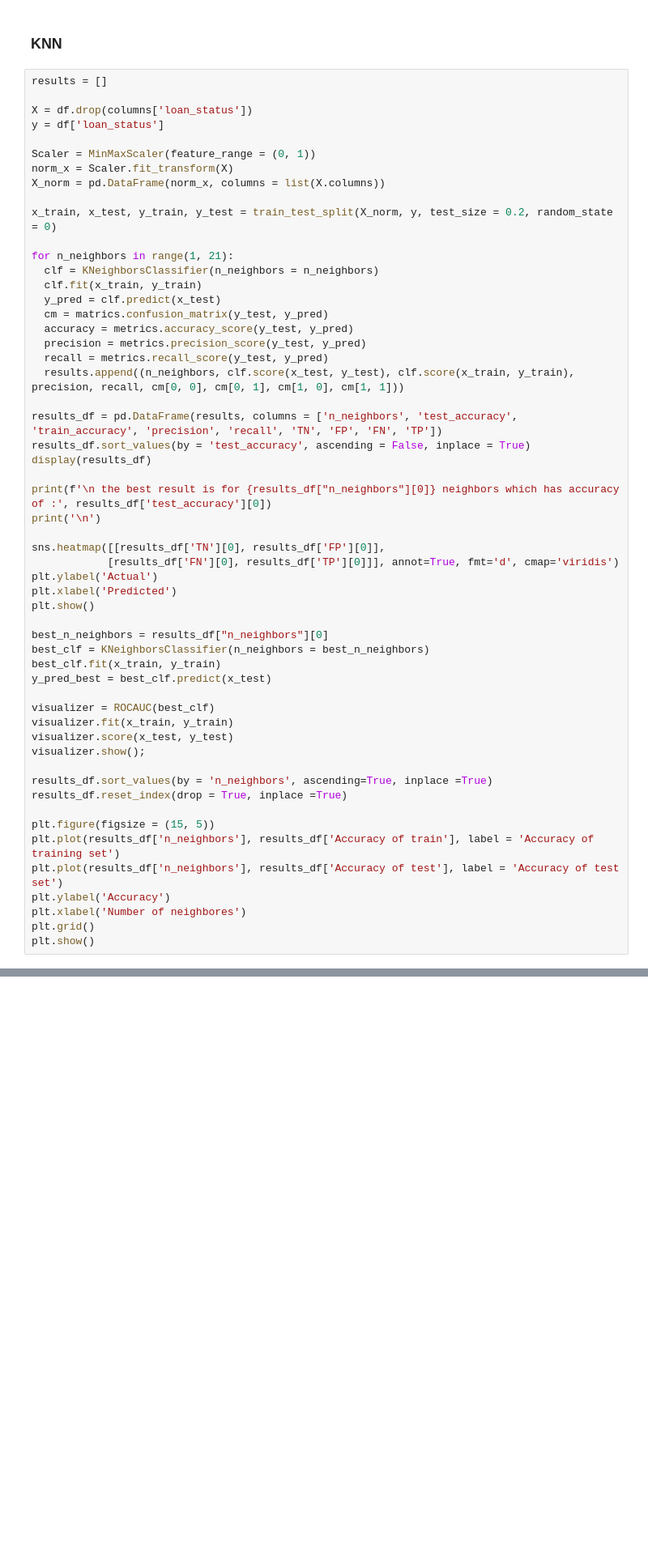
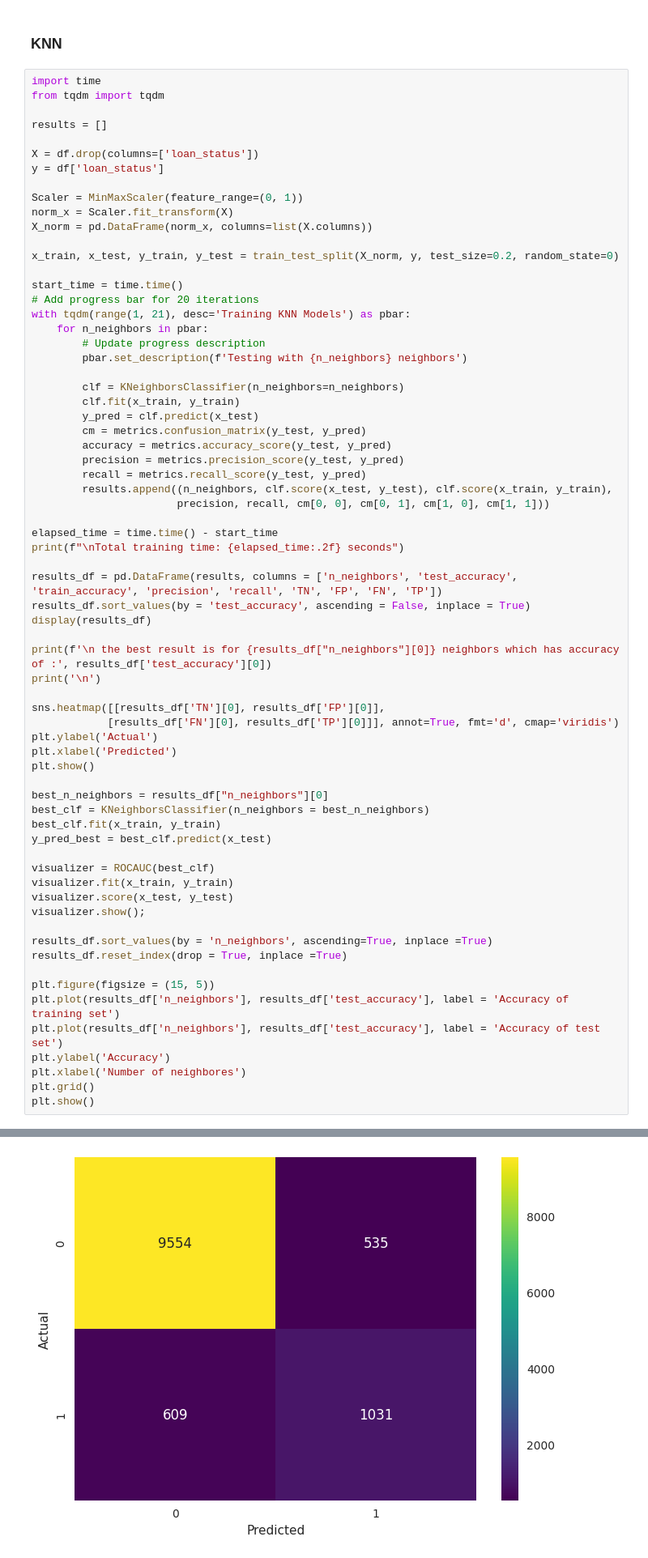
Before and after one commit to Gaurav23V/tabular_modeling, a Jupyter notebook: notebook.ipynb, the cells around one changed output, grey strips where cells are left out. Shown at 81% size. Saved outputs shown, nothing was run; the diff lists cells and outputs as text; blank space fills up the shorter version.

```diff
--- a/notebook.ipynb
+++ b/notebook.ipynb
@@ -339,26 +354,39 @@ visualizer.show();
 # %% [markdown]
 ### KNN
 # %%
+import time
+from tqdm import tqdm
+
 results = []
 
-X = df.drop(columns['loan_status'])
+X = df.drop(columns=['loan_status'])
 y = df['loan_status']
 
-Scaler = MinMaxScaler(feature_range = (0, 1))
+Scaler = MinMaxScaler(feature_range=(0, 1))
 norm_x = Scaler.fit_transform(X)
-X_norm = pd.DataFrame(norm_x, columns = list(X.columns))
+X_norm = pd.DataFrame(norm_x, columns=list(X.columns))
 
-x_train, x_test, y_train, y_test = train_test_split(X_norm, y, test_size = 0.2, random_state = 0)
+x_train, x_test, y_train, y_test = train_test_split(X_norm, y, test_size=0.2, random_state=0)
 
-for n_neighbors in range(1, 21):
-  clf = KNeighborsClassifier(n_neighbors = n_neighbors)
-  clf.fit(x_train, y_train)
-  y_pred = clf.predict(x_test)
-  cm = matrics.confusion_matrix(y_test, y_pred)
-  accuracy = metrics.accuracy_score(y_test, y_pred)
-  precision = metrics.precision_score(y_test, y_pred)
-  recall = metrics.recall_score(y_test, y_pred)
-  results.append((n_neighbors, clf.score(x_test, y_test), clf.score(x_train, y_train), precision, recall, cm[0, 0], cm[0, 1], cm[1, 0], cm[1, 1]))
+start_time = time.time()
+# Add progress bar for 20 iterations
+with tqdm(range(1, 21), desc='Training KNN Models') as pbar:
+    for n_neighbors in pbar:
+        # Update progress description
+        pbar.set_description(f'Testing with {n_neighbors} neighbors')
+
+        clf = KNeighborsClassifier(n_neighbors=n_neighbors)
+        clf.fit(x_train, y_train)
+        y_pred = clf.predict(x_test)
+        cm = metrics.confusion_matrix(y_test, y_pred)
+        accuracy = metrics.accuracy_score(y_test, y_pred)
+        precision = metrics.precision_score(y_test, y_pred)
+        recall = metrics.recall_score(y_test, y_pred)
+        results.append((n_neighbors, clf.score(x_test, y_test), clf.score(x_train, y_train),
+                       precision, recall, cm[0, 0], cm[0, 1], cm[1, 0], cm[1, 1]))
+
+elapsed_time = time.time() - start_time
+print(f"\nTotal training time: {elapsed_time:.2f} seconds")
 
 results_df = pd.DataFrame(results, columns = ['n_neighbors', 'test_accuracy', 'train_accuracy', 'precision', 'recall', 'TN', 'FP', 'FN', 'TP'])
 results_df.sort_values(by = 'test_accuracy', ascending = False, inplace = True)
@@ -387,9 +415,10 @@ results_df.sort_values(by = 'n_neighbors', ascending=True, inplace =True)
 results_df.reset_index(drop = True, inplace =True)
 
 plt.figure(figsize = (15, 5))
-plt.plot(results_df['n_neighbors'], results_df['Accuracy of train'], label = 'Accuracy of training set')
-plt.plot(results_df['n_neighbors'], results_df['Accuracy of test'], label = 'Accuracy of test set')
+plt.plot(results_df['n_neighbors'], results_df['test_accuracy'], label = 'Accuracy of training set')
+plt.plot(results_df['n_neighbors'], results_df['test_accuracy'], label = 'Accuracy of test set')
 plt.ylabel('Accuracy')
 plt.xlabel('Number of neighbores')
 plt.grid()
 plt.show()
+# %% [output]
@@ -395,0 +444 @@ plt.show()
+[figure, added]
```
Also changed, not shown: parts of 16 cells of this notebook, 5 other files.
